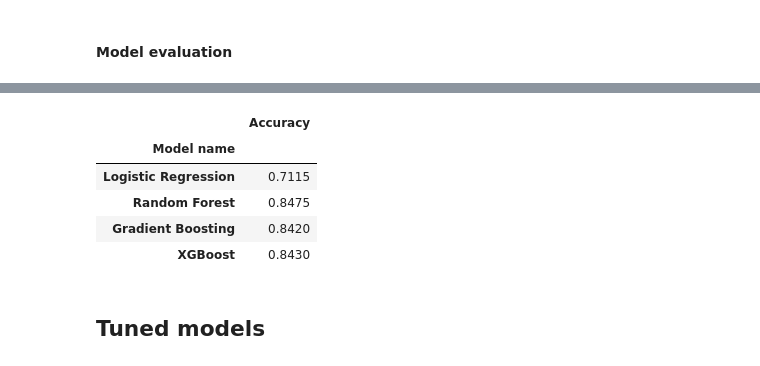
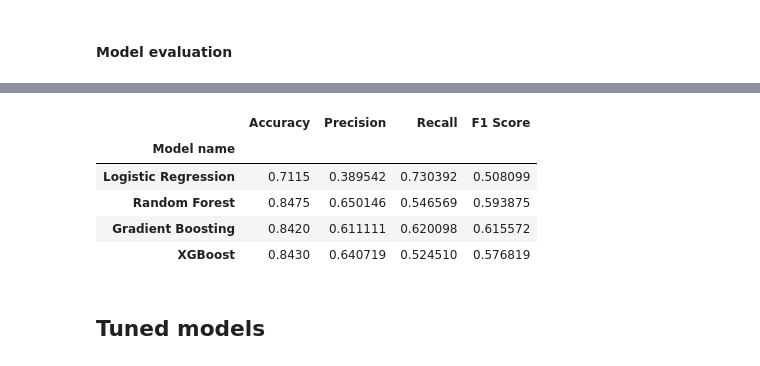
Before and after one commit to raydiwill/customers-churm-ml-app, a Jupyter notebook: notebook/build_model.ipynb, the cells around one changed output, grey strips where cells are left out. Drawn from its saved outputs; the diff is of its cells as text; code cells hidden in the pictures.

Commit message:
Updated matrices dataframe

```diff
--- a/notebook/build_model.ipynb
+++ b/notebook/build_model.ipynb
@@ -77,7 +77,10 @@ def build_model(models, X_train, X_test, y_train, y_test):
         model.fit(X_train, y_train)
         y_pred = model.predict(X_test)
         acc_score = accuracy_score(y_test, y_pred)
-        model_performance[model_name] = acc_score
+        precision = precision_score(y_test, y_pred)
+        recall = recall_score(y_test, y_pred)
+        f1 = f1_score(y_test, y_pred)
+        model_performance[model_name] = {'accuracy': acc_score, 'precision': precision, 'recall': recall, 'f1': f1}
 
         # Store feature importances for applicable models
         if hasattr(model, 'feature_importances_'):
@@ -574,18 +596,21 @@ for model_name, feature_importances in feats_imp.items():
 # %%
 result_df_2 = pd.DataFrame({
     "Model name": names,
-    "Accuracy": perf_dict.values()
+    "Accuracy": [perf_dict[model_name]['accuracy'] for model_name in perf_dict.keys()],
+    "Precision": [perf_dict[model_name]['precision'] for model_name in perf_dict.keys()],
+    "Recall": [perf_dict[model_name]['recall'] for model_name in perf_dict.keys()],
+    "F1 Score": [perf_dict[model_name]['f1'] for model_name in perf_dict.keys()]
 })
 
 result_df_2.set_index("Model name", inplace=True)
 result_df_2
 # %% [output]
-|  | Accuracy |
-| Model name |  |
-| Logistic Regression | 0.7115 |
-| Random Forest | 0.8475 |
-| Gradient Boosting | 0.8420 |
-| XGBoost | 0.8430 |
+|  | Accuracy | Precision | Recall | F1 Score |
+| Model name |  |  |  |  |
+| Logistic Regression | 0.7115 | 0.389542 | 0.730392 | 0.508099 |
+| Random Forest | 0.8475 | 0.650146 | 0.546569 | 0.593875 |
+| Gradient Boosting | 0.8420 | 0.611111 | 0.620098 | 0.615572 |
+| XGBoost | 0.8430 | 0.640719 | 0.524510 | 0.576819 |
 # %% [markdown]
 ## Tuned models
 # %% [markdown]
```
Also changed, not shown: parts of 11 cells of this notebook.
